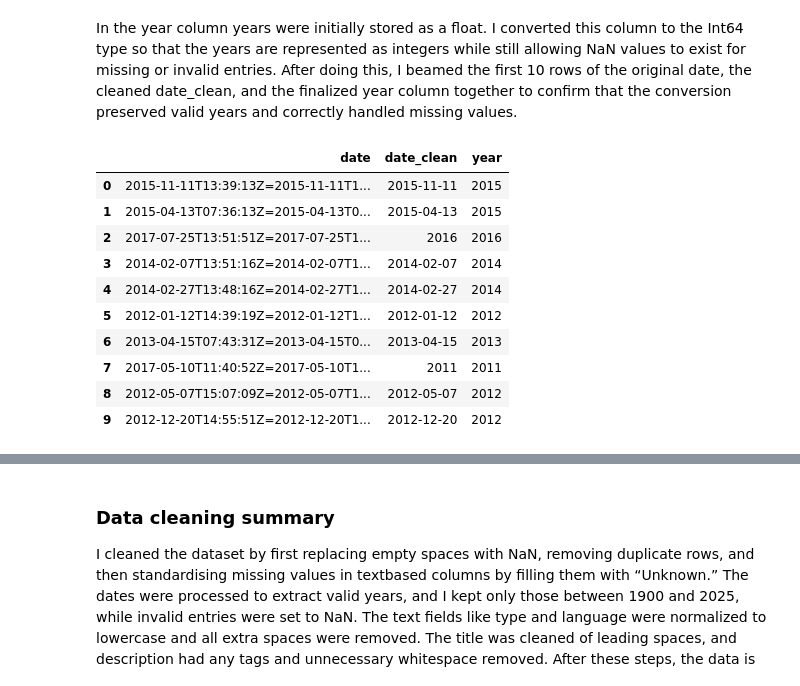
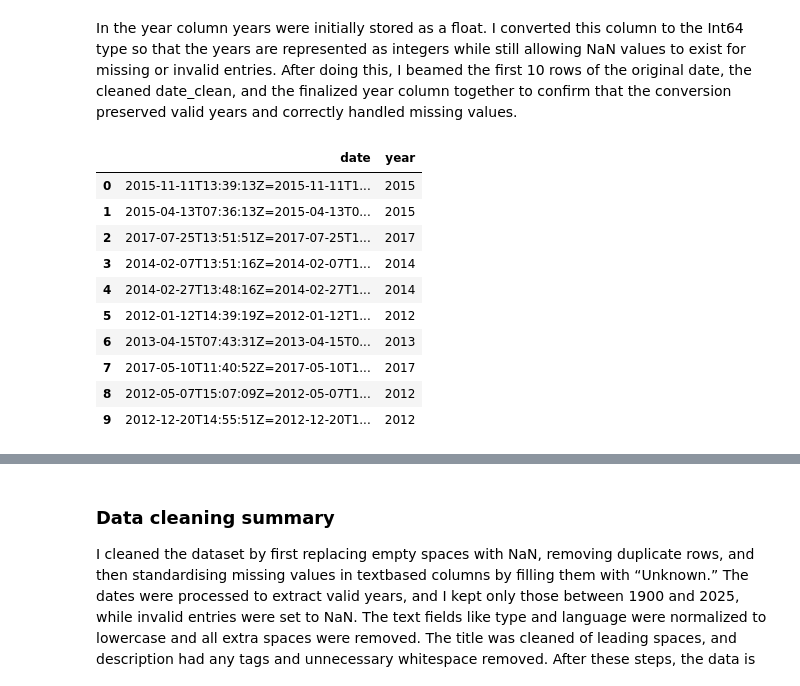
Before and after one commit to chisomobanja/metadata-classification, a Jupyter notebook: metadata_classification.ipynb, the cells around one changed output, grey strips where cells are left out. Drawn from its saved outputs; the diff is of its cells as text; code cells hidden in the pictures.

```diff
--- a/metadata_classification.ipynb
+++ b/metadata_classification.ipynb
@@ -363,7 +376,14 @@ NameError: name 'plt' is not defined
 # %%
 
-df['date'] = pd.to_datetime(df['date'], errors='coerce')
+# # df['date'] = pd.to_datetime(df['date'], errors='coerce')
 
-df['year'] = df['date'].dt.year
+# # df['year'] = df['date'].dt.year
 
-print(df[['date', 'year']].head())
+# # print(df[['date', 'year']].head())
+# # Convert your datetime column to pandas datetime
+# df['date'] = pd.to_datetime(df['date'], errors='coerce')
+
+# # Extract year and date
+# df['year'] = df['date'].dt.year           # Gets 2016
+# df['date_only'] = df['date'].dt.date      # Gets 2016-06-09
+# # print(df[['date', 'year']].head())
@@ -497,8 +512,3 @@ dtype: object
 # %% [markdown]
  I did this to check the actual format of the date column as part of the data cleaning. The date column was first converted to string and split at the = character, with only the part after the last = being stored as date_clean. From this cleaned version, a 4-digit number representing the year was extracted using a regular expression and stored in the new year column, which was initially cast to a float type to safely handle missing or non-numeric values.
  I then beamed the first 10 rows of the original date, the cleaned date_clean, and the extracted year side by side to verify that the transformation worked as expected.
-# %%
-df['date_clean'] = df['date'].astype(str).str.split('=').str[-1]
-df['year'] = df['date_clean'].str.extract(r'(\d{4})').astype(float)
-# Show first few original vs cleaned values
-df[['date', 'date_clean', 'year']].head(10)
@@ -516,0 +515,7 @@ df[['date', 'date_clean', 'year']].head(10)
+# %%
+# 2. Safe year extraction (works with your format: 2016-06-09T12:46:34Z)
+df['year'] = df['date'].astype(str).str[:4]  # Gets first 4 characters (2016)
+df['year'] = pd.to_numeric(df['year'], errors='coerce')  # Convert safely
+
+# 3. Create decade
+df['year'].head(3)
@@ -522,16 +533,16 @@ After doing this, I beamed the first 10 rows of the original date, the cleaned d
 # %%
 df['year'] = df['year'].astype('Int64')  # keeps NaN but makes years integers
 
-df[['date', 'date_clean', 'year']].head(10) # we now beam the data frame to confirm
+df[['date', 'year']].head(10) # we now beam the data frame to confirm
 # %% [output]
-|  | date | date_clean | year |
-| 0 | 2015-11-11T13:39:13Z=2015-11-11T1... | 2015-11-11 | 2015 |
-| 1 | 2015-04-13T07:36:13Z=2015-04-13T0... | 2015-04-13 | 2015 |
-| 2 | 2017-07-25T13:51:51Z=2017-07-25T1... | 2016 | 2016 |
-| 3 | 2014-02-07T13:51:16Z=2014-02-07T1... | 2014-02-07 | 2014 |
-| 4 | 2014-02-27T13:48:16Z=2014-02-27T1... | 2014-02-27 | 2014 |
-| 5 | 2012-01-12T14:39:19Z=2012-01-12T1... | 2012-01-12 | 2012 |
-| 6 | 2013-04-15T07:43:31Z=2013-04-15T0... | 2013-04-15 | 2013 |
-| 7 | 2017-05-10T11:40:52Z=2017-05-10T1... | 2011 | 2011 |
-| 8 | 2012-05-07T15:07:09Z=2012-05-07T1... | 2012-05-07 | 2012 |
-| 9 | 2012-12-20T14:55:51Z=2012-12-20T1... | 2012-12-20 | 2012 |
+|  | date | year |
+| 0 | 2015-11-11T13:39:13Z=2015-11-11T1... | 2015 |
+| 1 | 2015-04-13T07:36:13Z=2015-04-13T0... | 2015 |
+| 2 | 2017-07-25T13:51:51Z=2017-07-25T1... | 2017 |
+| 3 | 2014-02-07T13:51:16Z=2014-02-07T1... | 2014 |
+| 4 | 2014-02-27T13:48:16Z=2014-02-27T1... | 2014 |
+| 5 | 2012-01-12T14:39:19Z=2012-01-12T1... | 2012 |
+| 6 | 2013-04-15T07:43:31Z=2013-04-15T0... | 2013 |
+| 7 | 2017-05-10T11:40:52Z=2017-05-10T1... | 2017 |
+| 8 | 2012-05-07T15:07:09Z=2012-05-07T1... | 2012 |
+| 9 | 2012-12-20T14:55:51Z=2012-12-20T1... | 2012 |
```
Also changed, not shown: parts of 32 cells of this notebook.
